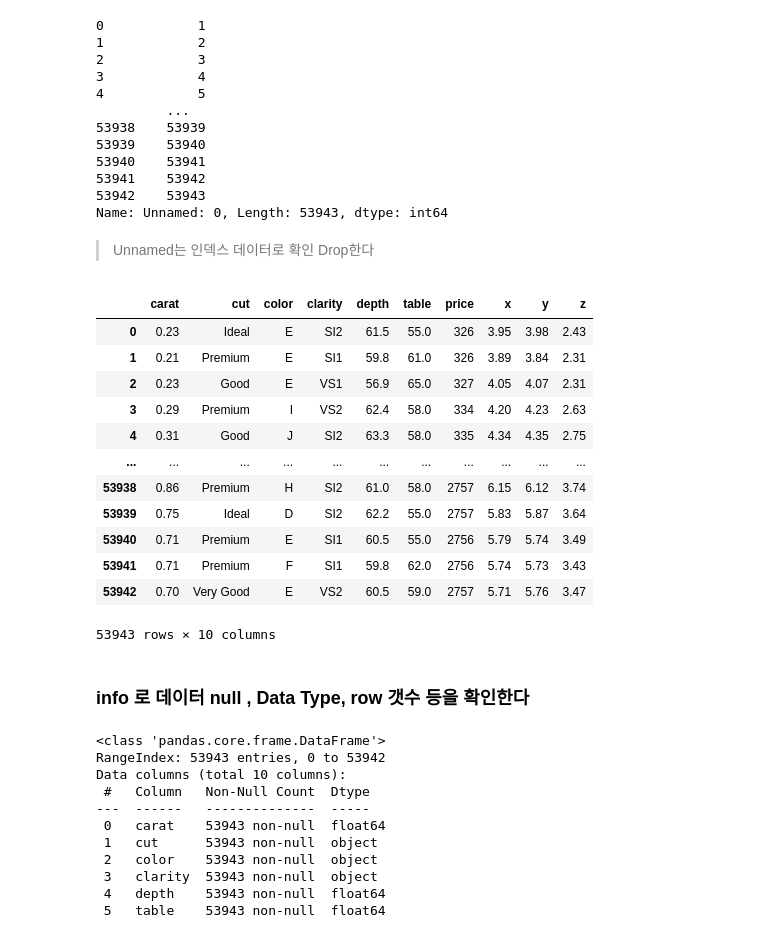
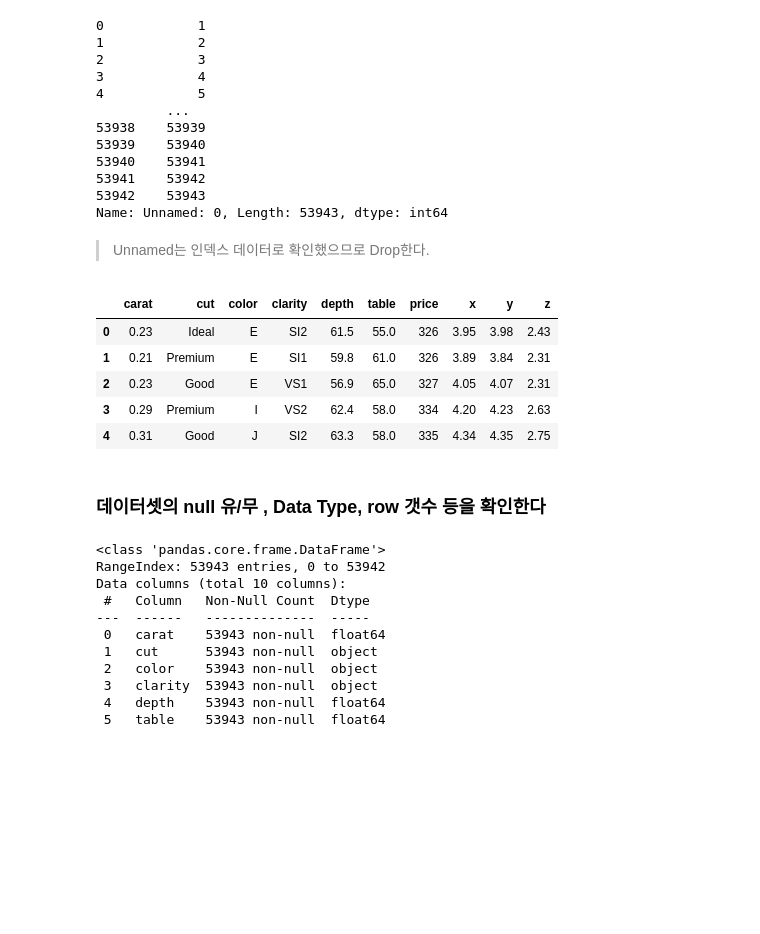
Before and after one commit to monargent0/TJPythonClass, a Jupyter notebook: TeamProject/다이아몬드정리.ipynb, the cells around one changed output. Drawn from its saved outputs; the diff is of its cells as text; code cells hidden in the pictures; blank space fills up the shorter version.

```diff
--- a/TeamProject/다이아몬드정리.ipynb
+++ b/TeamProject/다이아몬드정리.ipynb
@@ -112,26 +119,19 @@ diamonds['Unnamed: 0']
 53942    53943
 Name: Unnamed: 0, Length: 53943, dtype: int64
 # %% [markdown]
-> Unnamed는 인덱스 데이터로 확인 Drop한다
+> Unnamed는 인덱스 데이터로 확인했으므로 Drop한다.
 # %%
 diamonds.drop("Unnamed: 0", axis= 1 , inplace = True)
-diamonds
+diamonds.head()
 # %% [output]
 |  | carat | cut | color | clarity | depth | table | price | x | y | z |
 | 0 | 0.23 | Ideal | E | SI2 | 61.5 | 55.0 | 326 | 3.95 | 3.98 | 2.43 |
 | 1 | 0.21 | Premium | E | SI1 | 59.8 | 61.0 | 326 | 3.89 | 3.84 | 2.31 |
 | 2 | 0.23 | Good | E | VS1 | 56.9 | 65.0 | 327 | 4.05 | 4.07 | 2.31 |
 | 3 | 0.29 | Premium | I | VS2 | 62.4 | 58.0 | 334 | 4.20 | 4.23 | 2.63 |
 | 4 | 0.31 | Good | J | SI2 | 63.3 | 58.0 | 335 | 4.34 | 4.35 | 2.75 |
-| ... | ... | ... | ... | ... | ... | ... | ... | ... | ... | ... |
-| 53938 | 0.86 | Premium | H | SI2 | 61.0 | 58.0 | 2757 | 6.15 | 6.12 | 3.74 |
-| 53939 | 0.75 | Ideal | D | SI2 | 62.2 | 55.0 | 2757 | 5.83 | 5.87 | 3.64 |
-| 53940 | 0.71 | Premium | E | SI1 | 60.5 | 55.0 | 2756 | 5.79 | 5.74 | 3.49 |
-| 53941 | 0.71 | Premium | F | SI1 | 59.8 | 62.0 | 2756 | 5.74 | 5.73 | 3.43 |
-| 53942 | 0.70 | Very Good | E | VS2 | 60.5 | 59.0 | 2757 | 5.71 | 5.76 | 3.47 |
-53943 rows × 10 columns
 # %% [markdown]
-### info 로  데이터 null , Data  Type, row 갯수 등을 확인한다
+### 데이터셋의 null 유/무 , Data Type, row 갯수 등을 확인한다
 # %%
 diamonds.info()
 # %% [output]
```
Also changed, not shown: parts of 102 cells of this notebook, 1 other file.
